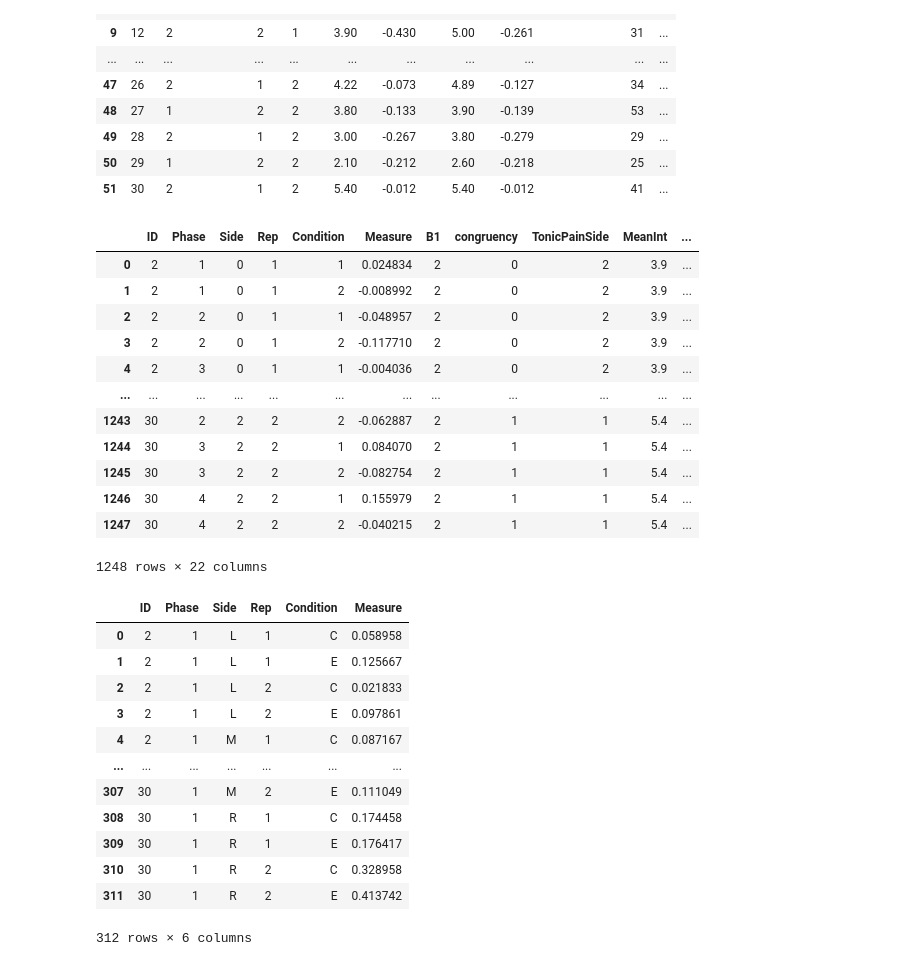
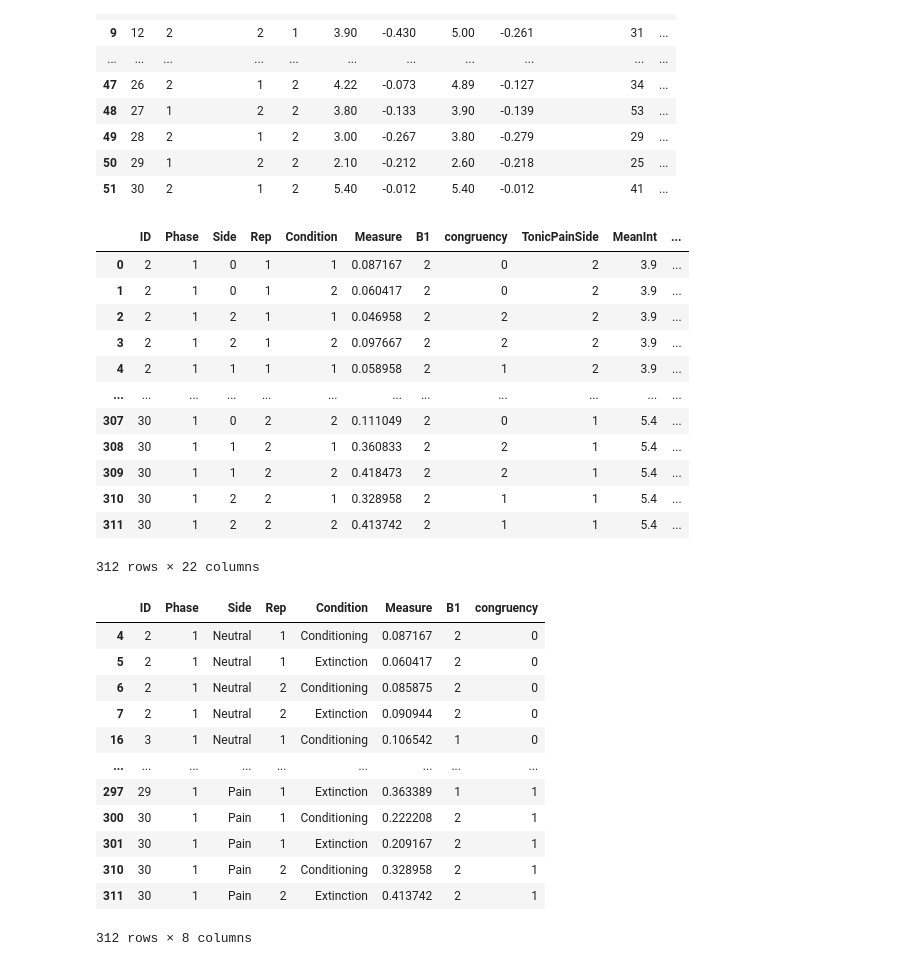
Before and after one commit to dhewitt16/PainAnticipationVRStudy, a Jupyter notebook: VRAnalysis/VRGroupLevel-3-NoAv-EEGPhases.ipynb, the cells around one changed output. Drawn from its saved outputs; the diff is of its cells as text; code cells hidden in the pictures.

```diff
--- a/VRAnalysis/VRGroupLevel-3-NoAv-EEGPhases.ipynb
+++ b/VRAnalysis/VRGroupLevel-3-NoAv-EEGPhases.ipynb
@@ -10,13 +10,13 @@ import numpy as np
 import matplotlib.pyplot as plt
 
 ## Pupil Diameter
-data2load = pd.read_csv('/Users/dhewitt/Data/pps/Exports/PupilDiameter/Combined_PupilDiameter_noav_1904.csv')
+#data2load = pd.read_csv('/Users/dhewitt/Data/pps/Exports/PupilDiameter/Combined_PupilDiameter_noav_1904.csv')
 
 ## Gaze Direction
 #data2load = pd.read_csv('/Users/dhewitt/Data/pps/Exports/GazeDirection/Combined_GazeDirection_noav_1904.csv')
 
 ## Gaze Object / Fixation
-#data2load = pd.read_csv('/Users/dhewitt/Data/pps/Exports/GazeObject/Combined_GazeObjectData_noav_1904.csv')
+data2load = pd.read_csv('/Users/dhewitt/Data/pps/Exports/GazeObject/Combined_GazeObjectData_noav_1904.csv')
 
 ## Hand position
 #data2load = pd.read_csv('/Users/dhewitt/Data/pps/Exports/HandData/Combined_hand_data_1904.csv') ## doesn't work
@@ -184,6 +184,7 @@ neutral = melted_df.loc[neutral_index].copy()  # Ensure a copy is made to avoid
 neutral['congruency'] = 0
 
 joineddf=pd.concat([neutral,cong,incong])
-joineddf
+joined_df = joineddf.copy() #making a copy before recoding for later
+joined_df
 # %% [output]
 |  | ID | Phase | Side | Rep | Condition | Measure | B1 | congruency |
@@ -245,36 +246,38 @@ result_df = pd.merge(joineddf, ratingsdf, on=['ID', 'B1', 'Rep'])
 result_df
 # %% [output]
 |  | ID | Phase | Side | Rep | Condition | Measure | B1 | congruency | TonicPainSide | MeanInt | ... |
-| 0 | 2 | 1 | 0 | 1 | 1 | 0.024834 | 2 | 0 | 2 | 3.9 | ... |
-| 1 | 2 | 1 | 0 | 1 | 2 | -0.008992 | 2 | 0 | 2 | 3.9 | ... |
-| 2 | 2 | 2 | 0 | 1 | 1 | -0.048957 | 2 | 0 | 2 | 3.9 | ... |
-| 3 | 2 | 2 | 0 | 1 | 2 | -0.117710 | 2 | 0 | 2 | 3.9 | ... |
-| 4 | 2 | 3 | 0 | 1 | 1 | -0.004036 | 2 | 0 | 2 | 3.9 | ... |
+| 0 | 2 | 1 | 0 | 1 | 1 | 0.087167 | 2 | 0 | 2 | 3.9 | ... |
+| 1 | 2 | 1 | 0 | 1 | 2 | 0.060417 | 2 | 0 | 2 | 3.9 | ... |
+| 2 | 2 | 1 | 2 | 1 | 1 | 0.046958 | 2 | 2 | 2 | 3.9 | ... |
+| 3 | 2 | 1 | 2 | 1 | 2 | 0.097667 | 2 | 2 | 2 | 3.9 | ... |
+| 4 | 2 | 1 | 1 | 1 | 1 | 0.058958 | 2 | 1 | 2 | 3.9 | ... |
 | ... | ... | ... | ... | ... | ... | ... | ... | ... | ... | ... | ... |
-| 1243 | 30 | 2 | 2 | 2 | 2 | -0.062887 | 2 | 1 | 1 | 5.4 | ... |
-| 1244 | 30 | 3 | 2 | 2 | 1 | 0.084070 | 2 | 1 | 1 | 5.4 | ... |
-| 1245 | 30 | 3 | 2 | 2 | 2 | -0.082754 | 2 | 1 | 1 | 5.4 | ... |
-| 1246 | 30 | 4 | 2 | 2 | 1 | 0.155979 | 2 | 1 | 1 | 5.4 | ... |
-| 1247 | 30 | 4 | 2 | 2 | 2 | -0.040215 | 2 | 1 | 1 | 5.4 | ... |
+| 307 | 30 | 1 | 0 | 2 | 2 | 0.111049 | 2 | 0 | 1 | 5.4 | ... |
+| 308 | 30 | 1 | 1 | 2 | 1 | 0.360833 | 2 | 2 | 1 | 5.4 | ... |
+| 309 | 30 | 1 | 1 | 2 | 2 | 0.418473 | 2 | 2 | 1 | 5.4 | ... |
+| 310 | 30 | 1 | 2 | 2 | 1 | 0.328958 | 2 | 1 | 1 | 5.4 | ... |
+| 311 | 30 | 1 | 2 | 2 | 2 | 0.413742 | 2 | 1 | 1 | 5.4 | ... |
-1248 rows × 22 columns
+312 rows × 22 columns
 # %%
-#phaseoi = [1, 2, 3]
+phaseoi = [1, 2, 3, 4]
 #phase_av_df = average_df[average_df['Phase'].isin(phaseoi)]
-#phase_av_df
+phase_av_df = joined_df[joined_df['Phase'].isin(phaseoi)] #this is for figures -- trying out with joined_df instead
+phase_av_df=phase_av_df.replace({'C':'Conditioning', 'E':'Extinction','M':'Neutral','L':'Pain','R':'Pain'})
+phase_av_df
 # %% [output]
-|  | ID | Phase | Side | Rep | Condition | Measure |
-| 0 | 2 | 1 | L | 1 | C | 0.058958 |
-| 1 | 2 | 1 | L | 1 | E | 0.125667 |
-| 2 | 2 | 1 | L | 2 | C | 0.021833 |
-| 3 | 2 | 1 | L | 2 | E | 0.097861 |
-| 4 | 2 | 1 | M | 1 | C | 0.087167 |
-| ... | ... | ... | ... | ... | ... | ... |
-| 307 | 30 | 1 | M | 2 | E | 0.111049 |
-| 308 | 30 | 1 | R | 1 | C | 0.174458 |
-| 309 | 30 | 1 | R | 1 | E | 0.176417 |
-| 310 | 30 | 1 | R | 2 | C | 0.328958 |
-| 311 | 30 | 1 | R | 2 | E | 0.413742 |
+|  | ID | Phase | Side | Rep | Condition | Measure | B1 | congruency |
+| 4 | 2 | 1 | Neutral | 1 | Conditioning | 0.087167 | 2 | 0 |
+| 5 | 2 | 1 | Neutral | 1 | Extinction | 0.060417 | 2 | 0 |
+| 6 | 2 | 1 | Neutral | 2 | Conditioning | 0.085875 | 2 | 0 |
+| 7 | 2 | 1 | Neutral | 2 | Extinction | 0.090944 | 2 | 0 |
+| 16 | 3 | 1 | Neutral | 1 | Conditioning | 0.106542 | 1 | 0 |
+| ... | ... | ... | ... | ... | ... | ... | ... | ... |
+| 297 | 29 | 1 | Pain | 1 | Extinction | 0.363389 | 1 | 1 |
+| 300 | 30 | 1 | Pain | 1 | Conditioning | 0.222208 | 2 | 1 |
+| 301 | 30 | 1 | Pain | 1 | Extinction | 0.209167 | 2 | 1 |
+| 310 | 30 | 1 | Pain | 2 | Conditioning | 0.328958 | 2 | 1 |
+| 311 | 30 | 1 | Pain | 2 | Extinction | 0.413742 | 2 | 1 |
-312 rows × 6 columns
+312 rows × 8 columns
 # %%
 
 ######## Change these for the input data
```
Also changed, not shown: parts of 10 cells of this notebook.
